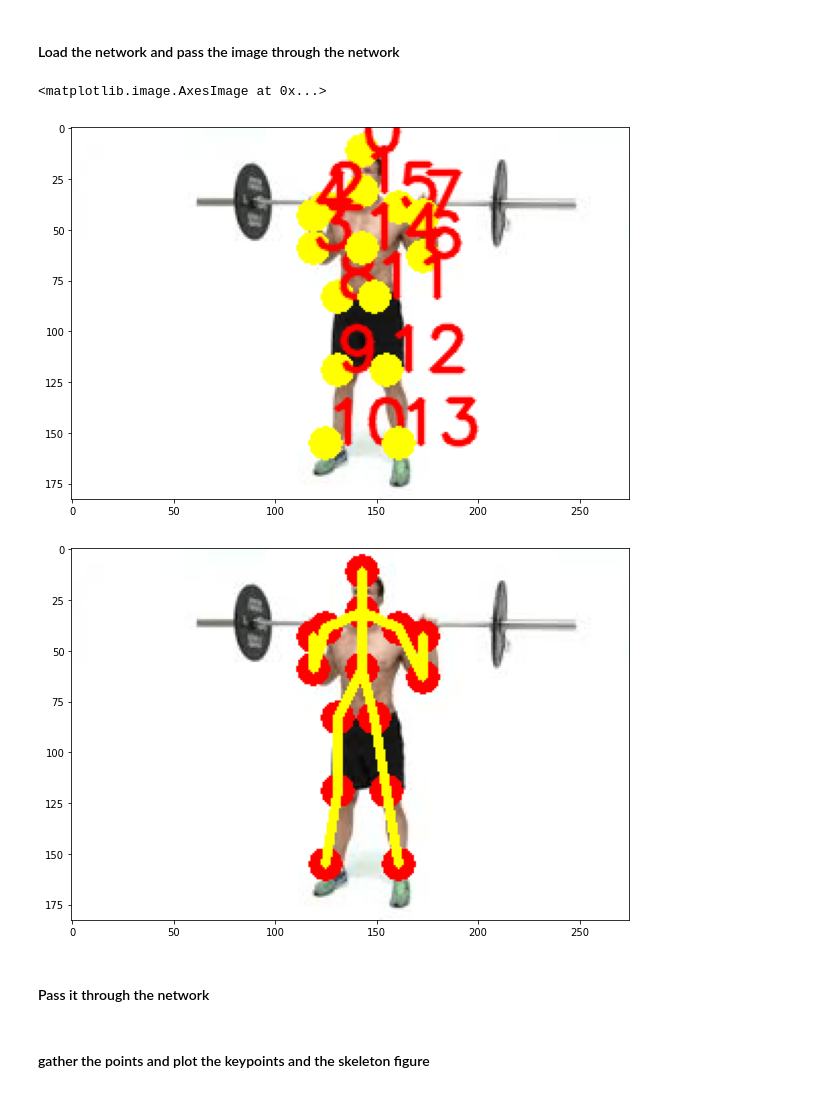
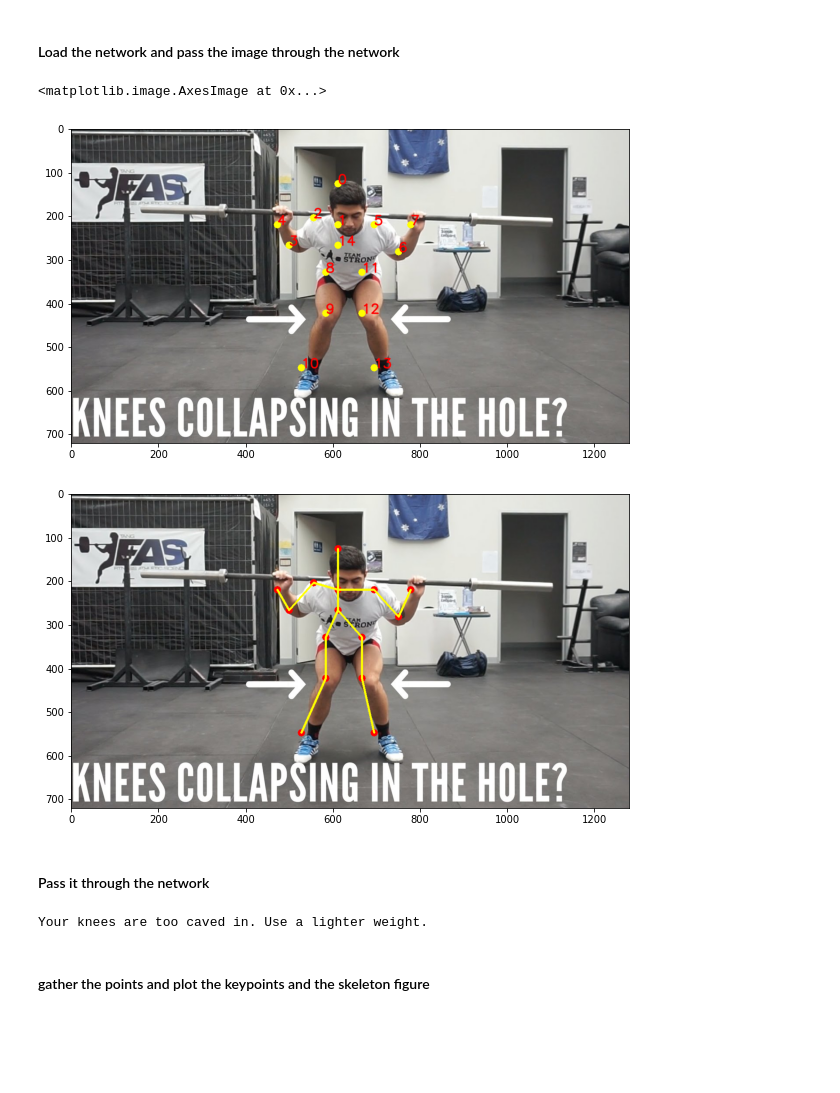
Before and after one commit to saketshirsath/cv.github.io, a Jupyter notebook: OpenPose_Notebook.ipynb, the cells around one changed output. Saved outputs shown, nothing was run; the diff lists cells and outputs as text; code cells hidden in the pictures; blank space fills up the shorter version.

```diff
--- a/OpenPose_Notebook.ipynb
+++ b/OpenPose_Notebook.ipynb
@@ -38,10 +43,15 @@ net = cv2.dnn.readNetFromCaffe(protoFile, weightsFile)
 
 inWidth = 368
 inHeight = 368
+
+net = cv2.dnn.readNetFromCaffe(protoFile, weightsFile)
+
+inWidth = 368
+inHeight = 368
 # %% [markdown]
 #### Load the network and pass the image through the network
 # %%
-frame = cv2.imread("exercises/squats/3.jpg")
+frame = cv2.imread("bad_form/squat_1.jpg")
 frameCopy = np.copy(frame)
 frameBlack = np.zeros(frame.shape)
 frameWidth = frame.shape[1]
@@ -71,37 +81,60 @@ for i in range(nPoints):
     x = (frameWidth * point[0]) / W
     y = (frameHeight * point[1]) / H
 
     if prob > threshold :
         cv2.circle(frameCopy, (int(x), int(y)), 8, (0, 255, 255), thickness=-1, lineType=cv2.FILLED)
         cv2.putText(frameCopy, "{}".format(i), (int(x), int(y)), cv2.FONT_HERSHEY_SIMPLEX, 1, (0, 0, 255), 2, lineType=cv2.LINE_AA)
         cv2.circle(frameBlack, (int(x), int(y)), 8, (0, 0, 255), thickness=-1, lineType=cv2.FILLED)
         cv2.circle(frame, (int(x), int(y)), 8, (0, 0, 255), thickness=-1, lineType=cv2.FILLED)
 
         # Add the point to the list if the probability is greater than the threshold
         points.append((int(x), int(y)))
     else :
         points.append(None)
 
 # Draw Skeleton
 for pair in POSE_PAIRS:
     partA = pair[0]
     partB = pair[1]
 
     if points[partA] and points[partB]:
         cv2.line(frameBlack, points[partA], points[partB], (0, 255, 255), 3)
         cv2.line(frame, points[partA], points[partB], (0, 255, 255), 3)
 
 plt.figure(figsize=[10,10])
 plt.imshow(cv2.cvtColor(frameCopy, cv2.COLOR_BGR2RGB))
 plt.figure(figsize=[10,10])
 plt.imshow(cv2.cvtColor(frame, cv2.COLOR_BGR2RGB))
 #plt.imshow(frameBlack.astype(np.uint8))
+
+"""
+0 - HEAD
+1 - FACE
+2 - LEFT SHOULDER
+3 - LEFT ELBOW
+4 - LEFT WRIST
+5 - RIGHT SHOULDER
+6 - RIGHT ELBOW
+7 - RIGHT WRIST
+8 - LEFT WAIST
+9 - LEFT KNEE
+10 - LEFT ANKLE
+11 - RIGHT WAIST
+12 - RIGHT KNEE
+13 - RIGHT ANKLE
+14 - CHEST
+"""
 # %% [output]
 <matplotlib.image.AxesImage at 0x...>
-[figure, old version]
+[figure, new version]
-[figure, old version]
+[figure, new version]
 # %% [markdown]
 #### Pass it through the network
+# %%
+if distance(points[9], points[12]) < distance(points[10], points[13]):
+    print("Your knees are too caved in. Use a lighter weight.")
+# %% [output]
+Your knees are too caved in. Use a lighter weight.
 # %% [markdown]
 #### gather the points and plot the keypoints and the skeleton figure
 # %%
```
Also changed, not shown: parts of 2 cells of this notebook.
